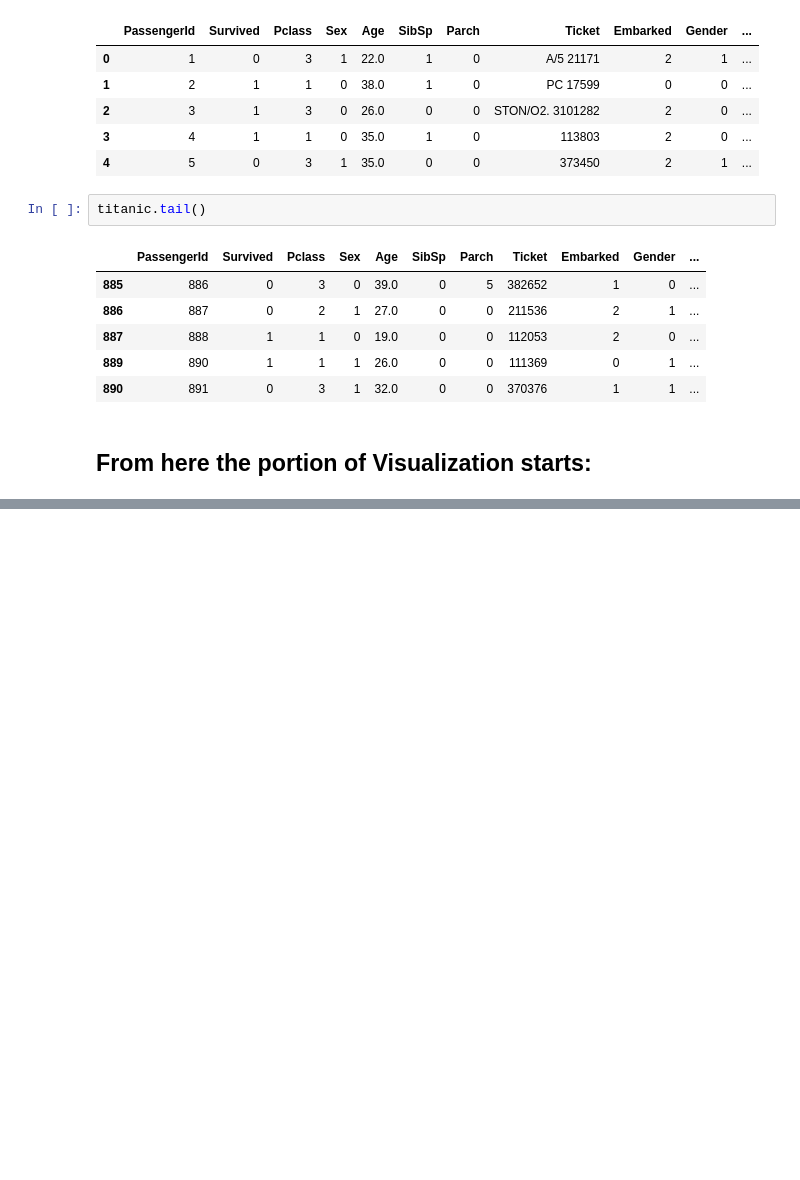
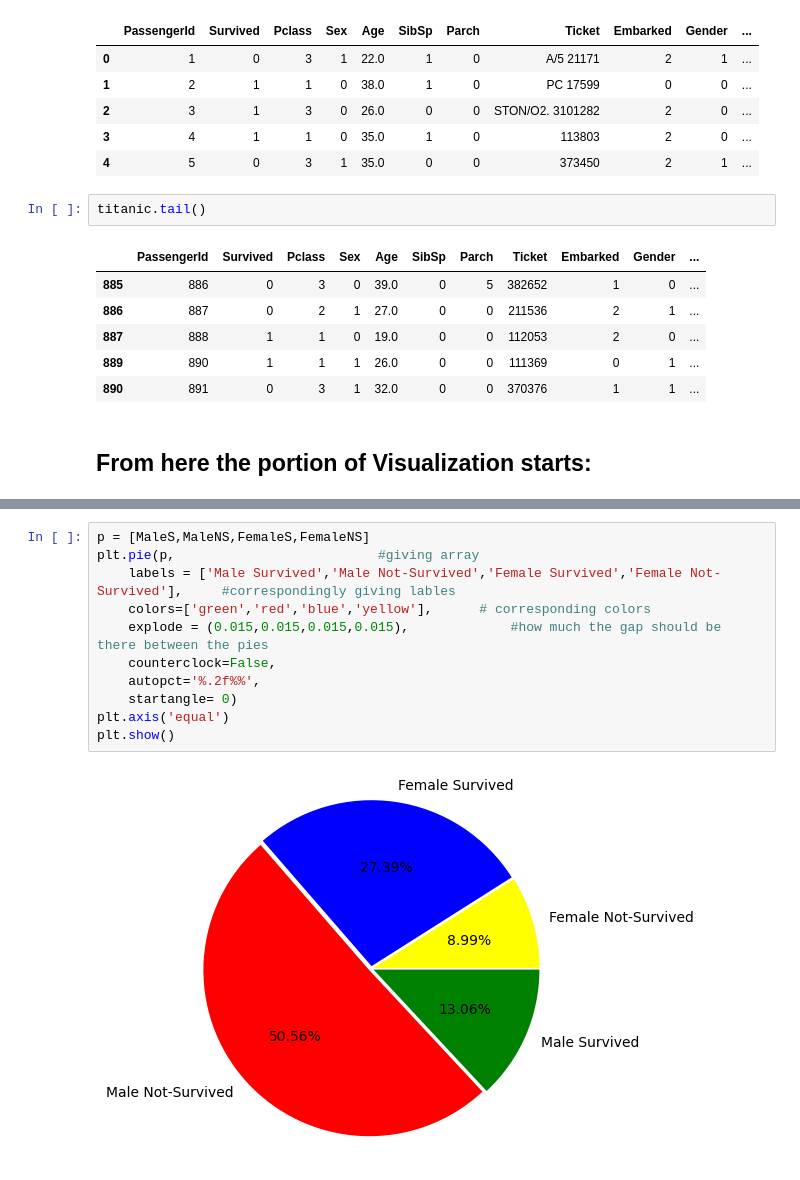
Before and after one commit to AnupDumre/DataScienceBootcamp, a Jupyter notebook: Visualization.ipynb, the cells around one changed output, grey strips where cells are left out. Cells and saved outputs as stored; diff of their text form; blank space fills up the shorter version.

```diff
--- a/Visualization.ipynb
+++ b/Visualization.ipynb
@@ -285,0 +348,13 @@ titanic.tail()
+# %%
+p = [MaleS,MaleNS,FemaleS,FemaleNS]
+plt.pie(p,                          #giving array
+    labels = ['Male Survived','Male Not-Survived','Female Survived','Female Not-Survived'],     #correspondingly giving lables
+    colors=['green','red','blue','yellow'],      # corresponding colors
+    explode = (0.015,0.015,0.015,0.015),             #how much the gap should be there between the pies
+    counterclock=False,
+    autopct='%.2f%%',
+    startangle= 0)
+plt.axis('equal')
+plt.show()
+# %% [output]
+[figure, added]
```
Also changed, not shown: parts of 13 cells of this notebook.
